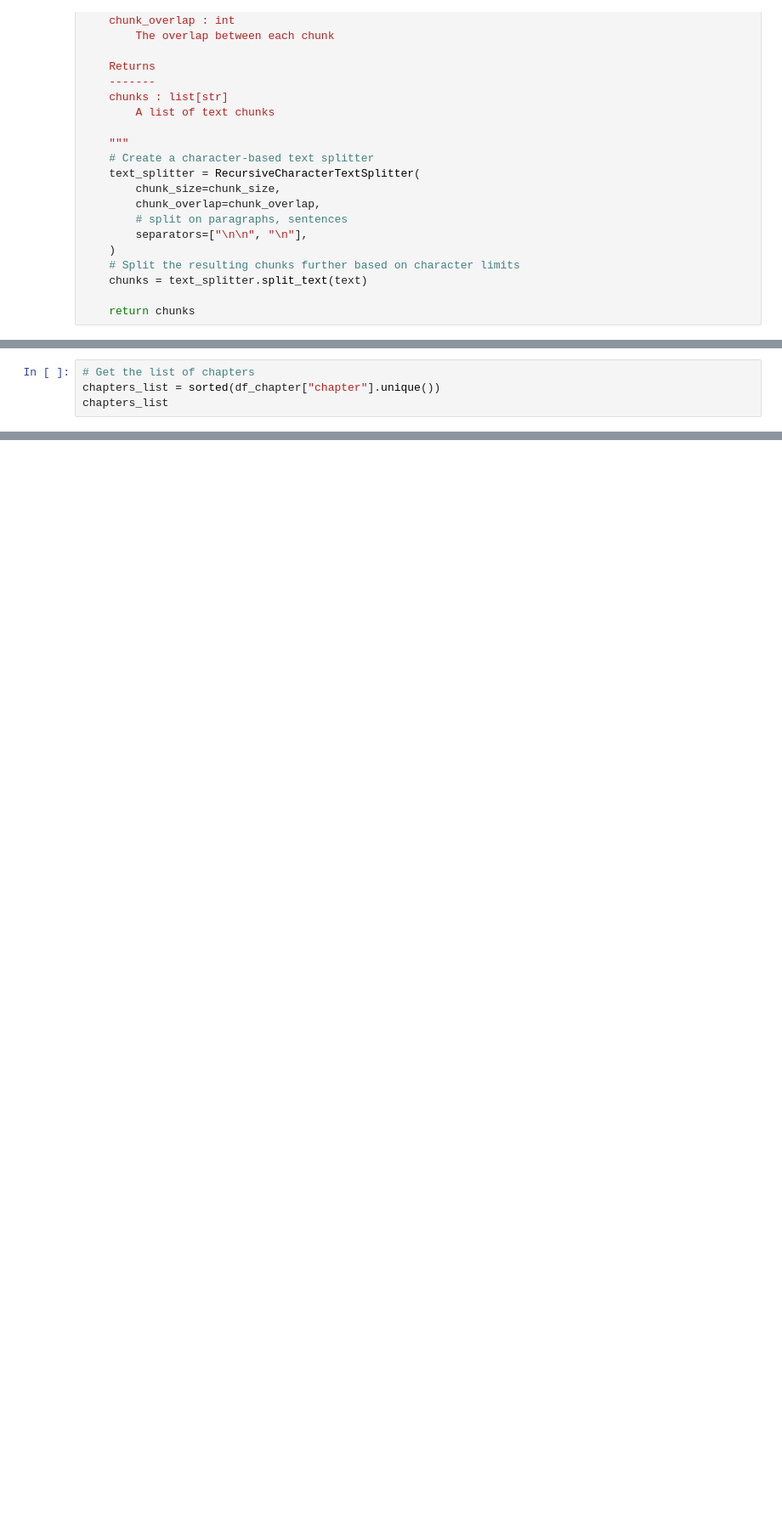
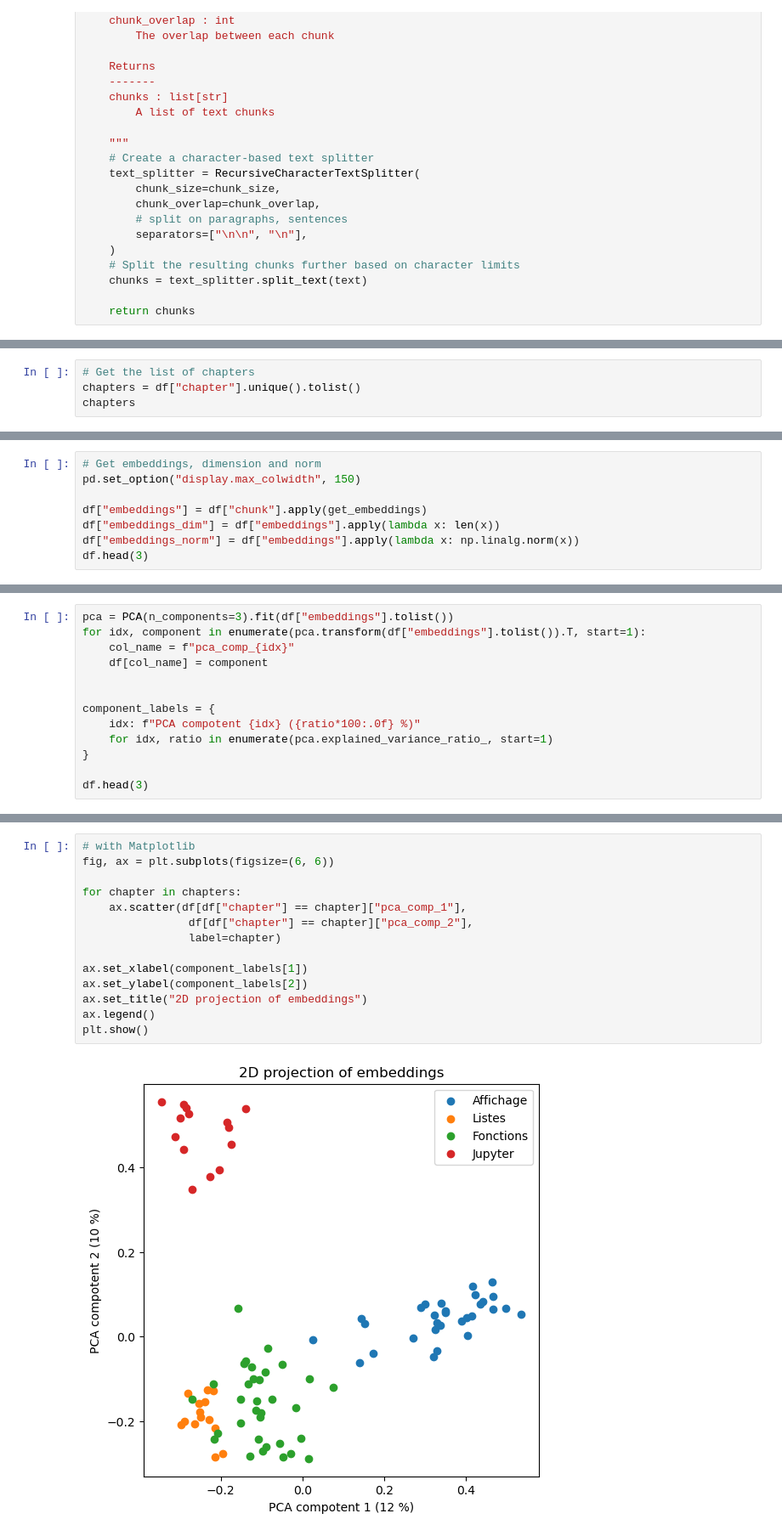
Before and after one commit to pierrepo/-biopyassistant-sandbox, a Jupyter notebook: src/analysis_embeddings.ipynb, the cells around one changed output, grey strips where cells are left out. Shown at 85% size. Cells and saved outputs as stored; diff of their text form; blank space fills up the shorter version.

```diff
--- a/src/analysis_embeddings.ipynb
+++ b/src/analysis_embeddings.ipynb
@@ -296,5 +326,5 @@ df_chapter.head(3)
 # %%
 # Get the list of chapters
-chapters_list = sorted(df_chapter["chapter"].unique())
-chapters_list
+chapters = df["chapter"].unique().tolist()
+chapters
 # %% [output]
@@ -360,0 +334,8 @@ plt.show()
+# %%
+# Get embeddings, dimension and norm
+pd.set_option("display.max_colwidth", 150)
+
+df["embeddings"] = df["chunk"].apply(get_embeddings)
+df["embeddings_dim"] = df["embeddings"].apply(lambda x: len(x))
+df["embeddings_norm"] = df["embeddings"].apply(lambda x: np.linalg.norm(x))
+df.head(3)
@@ -360,0 +349,13 @@ plt.show()
+# %%
+pca = PCA(n_components=3).fit(df["embeddings"].tolist())
+for idx, component in enumerate(pca.transform(df["embeddings"].tolist()).T, start=1):
+    col_name = f"pca_comp_{idx}"
+    df[col_name] = component
+
+
+component_labels = {
+    idx: f"PCA compotent {idx} ({ratio*100:.0f} %)"
+    for idx, ratio in enumerate(pca.explained_variance_ratio_, start=1)
+}
+
+df.head(3)
@@ -361 +369,17 @@ plt.show()
+# %%
+# with Matplotlib
+fig, ax = plt.subplots(figsize=(6, 6))
+
+for chapter in chapters:
+    ax.scatter(df[df["chapter"] == chapter]["pca_comp_1"],
+                df[df["chapter"] == chapter]["pca_comp_2"],
+                label=chapter)
+
+ax.set_xlabel(component_labels[1])
+ax.set_ylabel(component_labels[2])
+ax.set_title("2D projection of embeddings")
+ax.legend()
+plt.show()
+# %% [output]
+[figure, added]
 # %%
```
Also changed, not shown: parts of 66 cells of this notebook.
